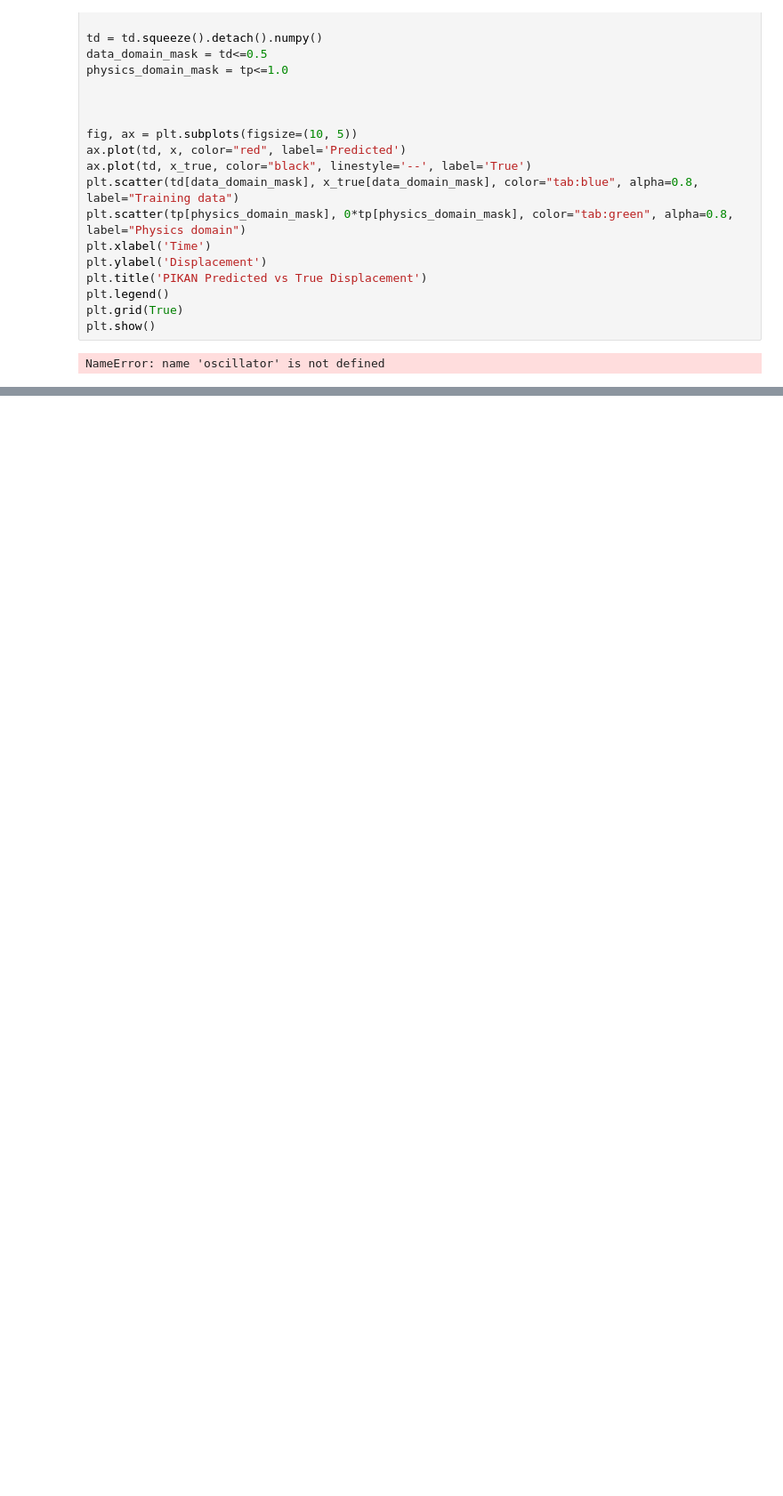
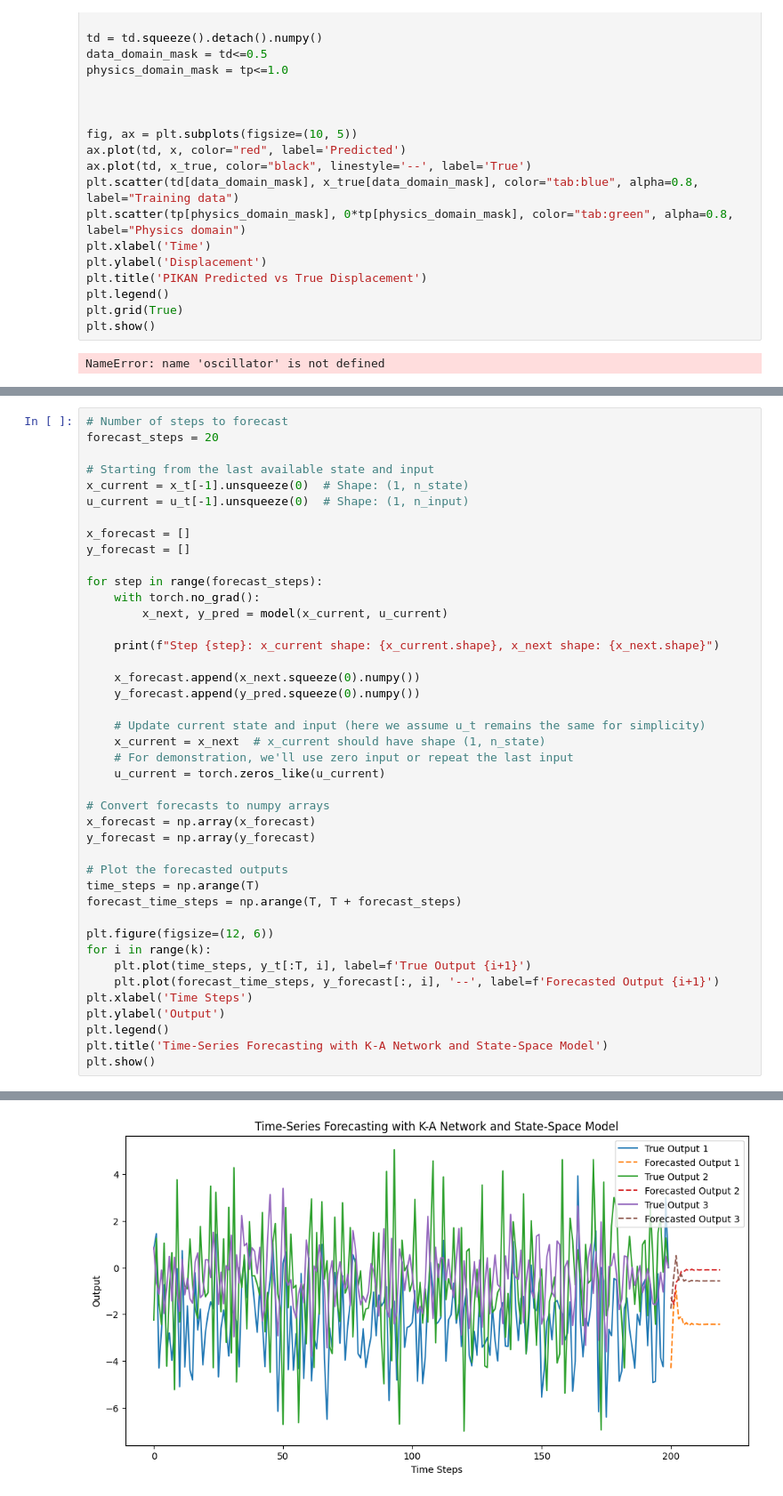
Before and after one commit to NeuralNut/pgdl, a Jupyter notebook: Spring/dev.ipynb, the cells around one changed output, grey strips where cells are left out. Shown at 89% size. Drawn from its saved outputs; the diff is of its cells as text; blank space fills up the shorter version.

```diff
--- a/Spring/dev.ipynb
+++ b/Spring/dev.ipynb
@@ -177,0 +359,43 @@ NameError: name 'oscillator' is not defined
+# %%
+# Number of steps to forecast
+forecast_steps = 20
+
+# Starting from the last available state and input
+x_current = x_t[-1].unsqueeze(0)  # Shape: (1, n_state)
+u_current = u_t[-1].unsqueeze(0)  # Shape: (1, n_input)
+
+x_forecast = []
+y_forecast = []
+
+for step in range(forecast_steps):
+    with torch.no_grad():
+        x_next, y_pred = model(x_current, u_current)
+
+    print(f"Step {step}: x_current shape: {x_current.shape}, x_next shape: {x_next.shape}")
+
+    x_forecast.append(x_next.squeeze(0).numpy())
+    y_forecast.append(y_pred.squeeze(0).numpy())
+
+    # Update current state and input (here we assume u_t remains the same for simplicity)
+    x_current = x_next  # x_current should have shape (1, n_state)
+    # For demonstration, we'll use zero input or repeat the last input
+    u_current = torch.zeros_like(u_current)
+
+# Convert forecasts to numpy arrays
+x_forecast = np.array(x_forecast)
+y_forecast = np.array(y_forecast)
+
+# Plot the forecasted outputs
+time_steps = np.arange(T)
+forecast_time_steps = np.arange(T, T + forecast_steps)
+
+plt.figure(figsize=(12, 6))
+for i in range(k):
+    plt.plot(time_steps, y_t[:T, i], label=f'True Output {i+1}')
+    plt.plot(forecast_time_steps, y_forecast[:, i], '--', label=f'Forecasted Output {i+1}')
+plt.xlabel('Time Steps')
+plt.ylabel('Output')
+plt.legend()
+plt.title('Time-Series Forecasting with K-A Network and State-Space Model')
+plt.show()
+# %% [output]
@@ -177,0 +422 @@ NameError: name 'oscillator' is not defined
+[figure, added]
```
Also changed, not shown: parts of 8 cells of this notebook.
